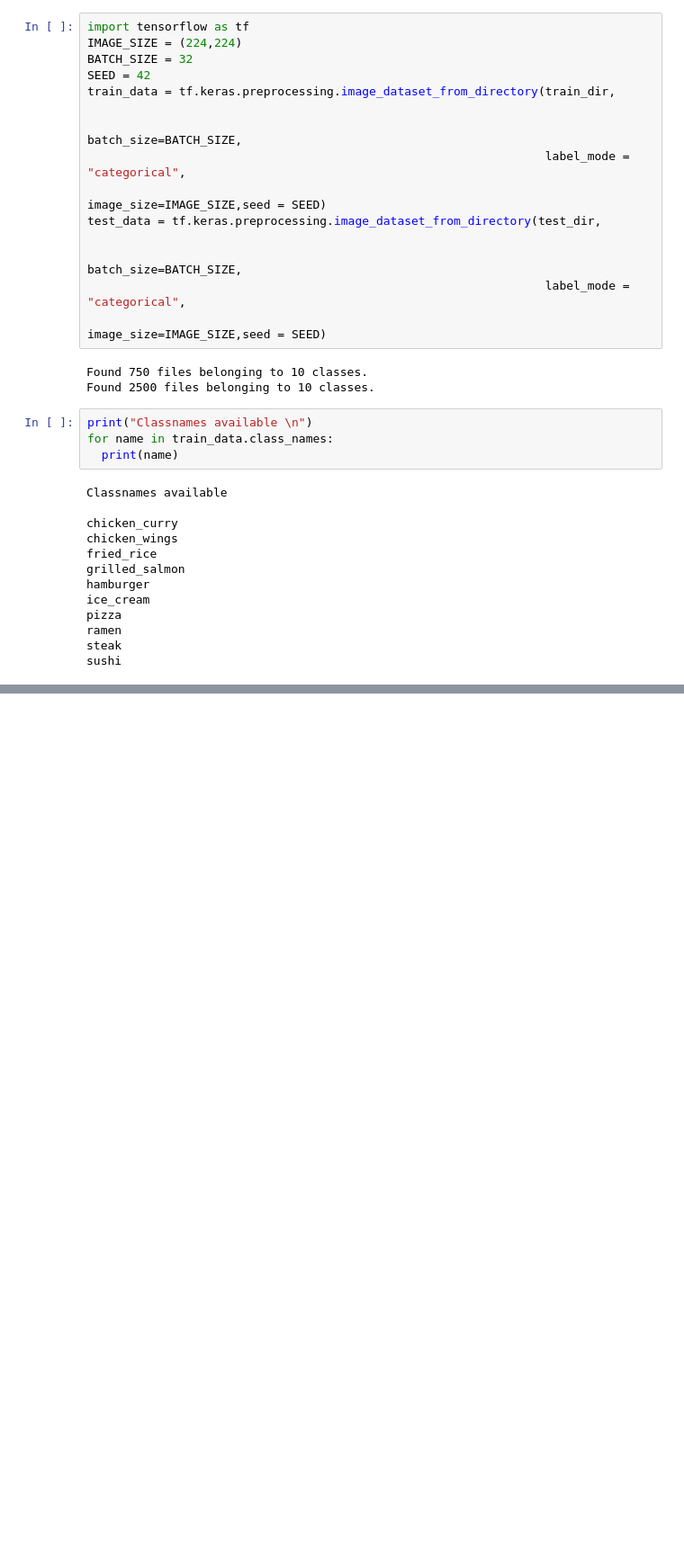
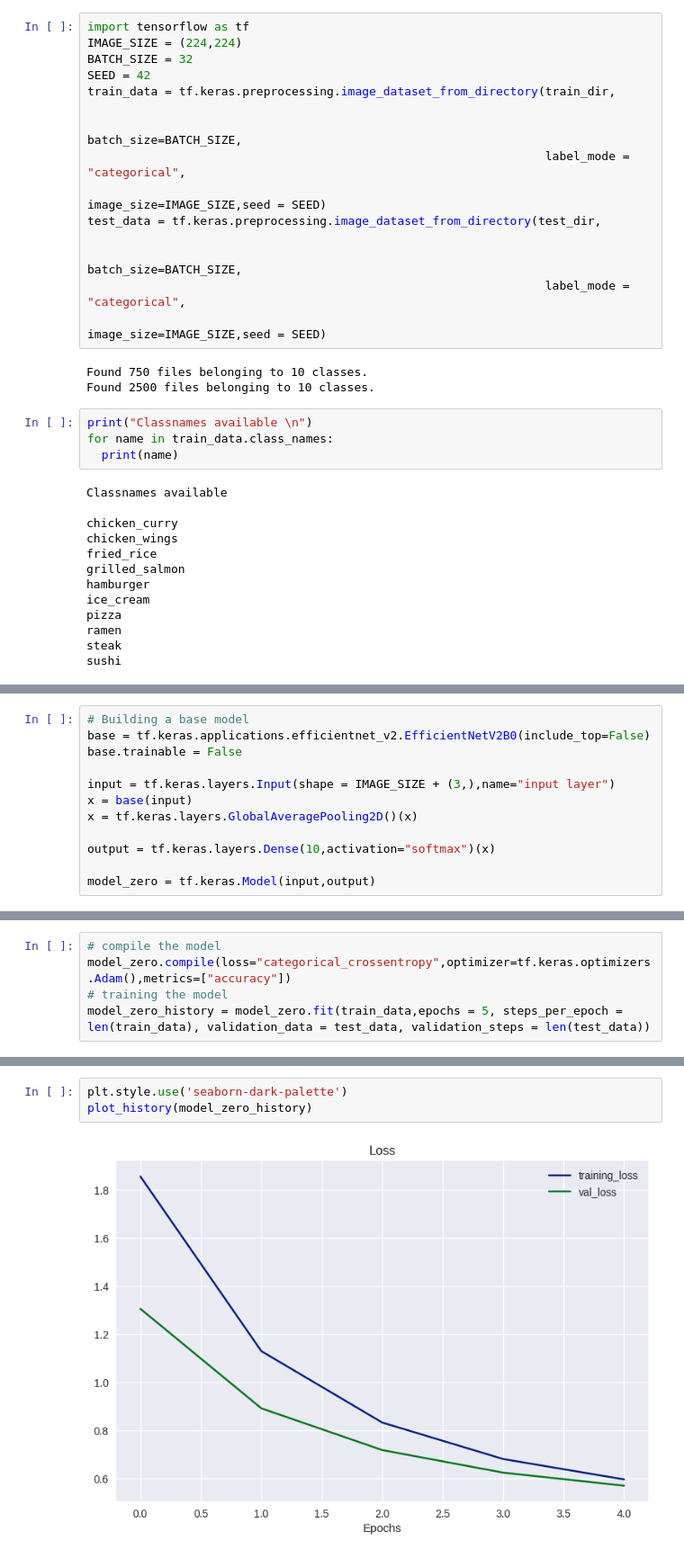
Before and after one commit to dibkb/tensorflow-udemy, a Jupyter notebook: Fine_Tuning.ipynb, the cells around one changed output, grey strips where cells are left out. Shown at 90% size. Saved outputs shown, nothing was run; the diff lists cells and outputs as text; blank space fills up the shorter version.

```diff
--- a/Fine_Tuning.ipynb
+++ b/Fine_Tuning.ipynb
@@ -85,0 +116,12 @@ plotrandom()
+# %%
+# Building a base model
+base = tf.keras.applications.efficientnet_v2.EfficientNetV2B0(include_top=False)
+base.trainable = False
+
+input = tf.keras.layers.Input(shape = IMAGE_SIZE + (3,),name="input layer")
+x = base(input)
+x = tf.keras.layers.GlobalAveragePooling2D()(x)
+
+output = tf.keras.layers.Dense(10,activation="softmax")(x)
+
+model_zero = tf.keras.Model(input,output)
@@ -85,0 +131,5 @@ plotrandom()
+# %%
+# compile the model
+model_zero.compile(loss="categorical_crossentropy",optimizer=tf.keras.optimizers.Adam(),metrics=["accuracy"])
+# training the model
+model_zero_history = model_zero.fit(train_data,epochs = 5, steps_per_epoch = len(train_data), validation_data = test_data, validation_steps = len(test_data))
@@ -85,0 +169,5 @@ plotrandom()
+# %%
+plt.style.use('seaborn-dark-palette')
+plot_history(model_zero_history)
+# %% [output]
+[figure, added]
```
Also changed, not shown: parts of 9 cells of this notebook.
